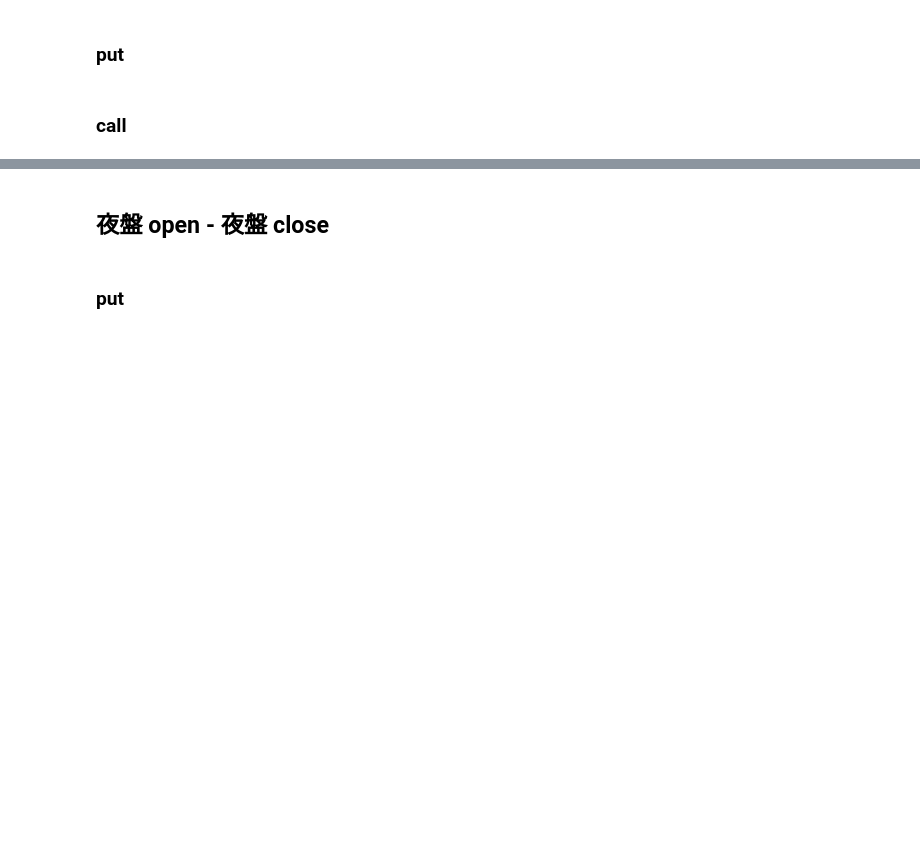
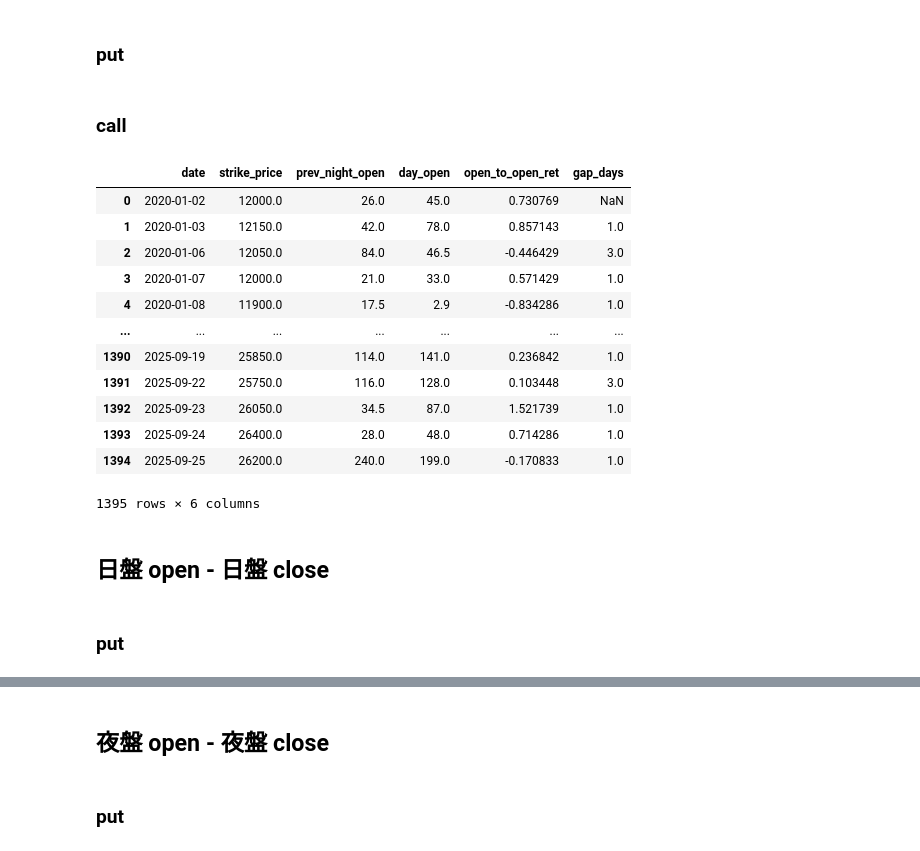
Before and after one commit to Xin95172/JimQuant, a Jupyter notebook: OP假日前傾向/main.ipynb, the cells around one changed output, grey strips where cells are left out. Cells and saved outputs as stored; diff of their text form; code cells hidden in the pictures; blank space fills up the shorter version.

```diff
--- a/OP假日前傾向/main.ipynb
+++ b/OP假日前傾向/main.ipynb
@@ -405,2 +279,41 @@ plot(call_df, "cum_demeaned_cross_ret", ry = "gap_days")
 # %% [markdown]
 ### call
+# %%
+call_open_df = pd.DataFrame(index = op_atm_df["date"].unique())
+
+call_open_df = call_open_df.merge(
+    opa_atm_df.loc[opa_atm_df["call_put"] == "call", ["date", "strike_price", "open"]]
+               .rename(columns = {"open": "prev_night_open"}),
+    left_index = True,
+    right_on = "date",
+    how = "left"
+)
+call_open_df["date"] = pd.to_datetime(call_open_df["date"])
+call_open_df = call_open_df.merge(
+    op_df.loc[op_df["call_put"] == "call", ["date", "strike_price", "open"]]
+          .rename(columns = {"open": "day_open"}),
+    on = ["date", "strike_price"],
+    how = "left"
+)
+call_open_mask = (call_open_df["prev_night_open"] > 0) & (call_open_df["day_open"] > 0)
+call_open_df["open_to_open_ret"] = np.where(
+    call_open_mask,
+    (call_open_df["day_open"] / call_open_df["prev_night_open"]) - 1,
+    np.nan
+)
+call_open_df["gap_days"] = call_open_df["date"].diff().dt.days
+call_open_df
+# %% [output]
+|  | date | strike_price | prev_night_open | day_open | open_to_open_ret | gap_days |
+| 0 | 2020-01-02 | 12000.0 | 26.0 | 45.0 | 0.730769 | NaN |
+| 1 | 2020-01-03 | 12150.0 | 42.0 | 78.0 | 0.857143 | 1.0 |
+| 2 | 2020-01-06 | 12050.0 | 84.0 | 46.5 | -0.446429 | 3.0 |
+| 3 | 2020-01-07 | 12000.0 | 21.0 | 33.0 | 0.571429 | 1.0 |
+| 4 | 2020-01-08 | 11900.0 | 17.5 | 2.9 | -0.834286 | 1.0 |
+| ... | ... | ... | ... | ... | ... | ... |
+| 1390 | 2025-09-19 | 25850.0 | 114.0 | 141.0 | 0.236842 | 1.0 |
+| 1391 | 2025-09-22 | 25750.0 | 116.0 | 128.0 | 0.103448 | 3.0 |
+| 1392 | 2025-09-23 | 26050.0 | 34.5 | 87.0 | 1.521739 | 1.0 |
+| 1393 | 2025-09-24 | 26400.0 | 28.0 | 48.0 | 0.714286 | 1.0 |
+| 1394 | 2025-09-25 | 26200.0 | 240.0 | 199.0 | -0.170833 | 1.0 |
+1395 rows × 6 columns
@@ -406,0 +326,4 @@ plot(call_df, "cum_demeaned_cross_ret", ry = "gap_days")
+# %% [markdown]
+## 日盤 open - 日盤 close
+# %% [markdown]
+### put
```
Also changed, not shown: parts of 40 cells of this notebook.
